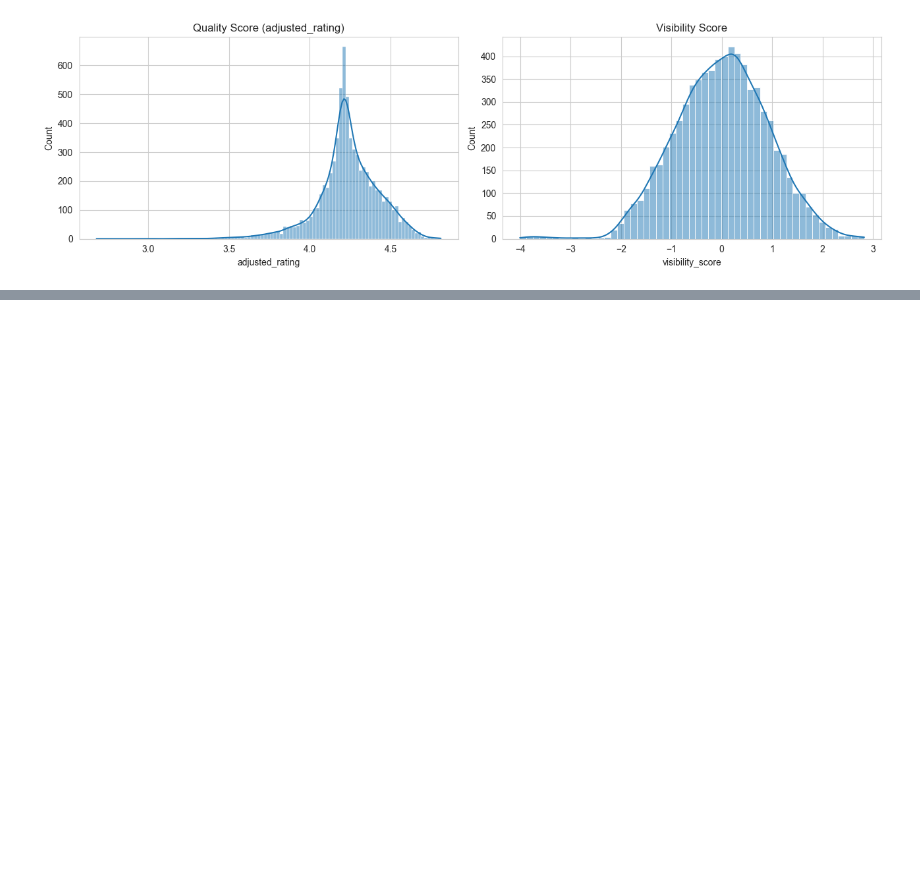
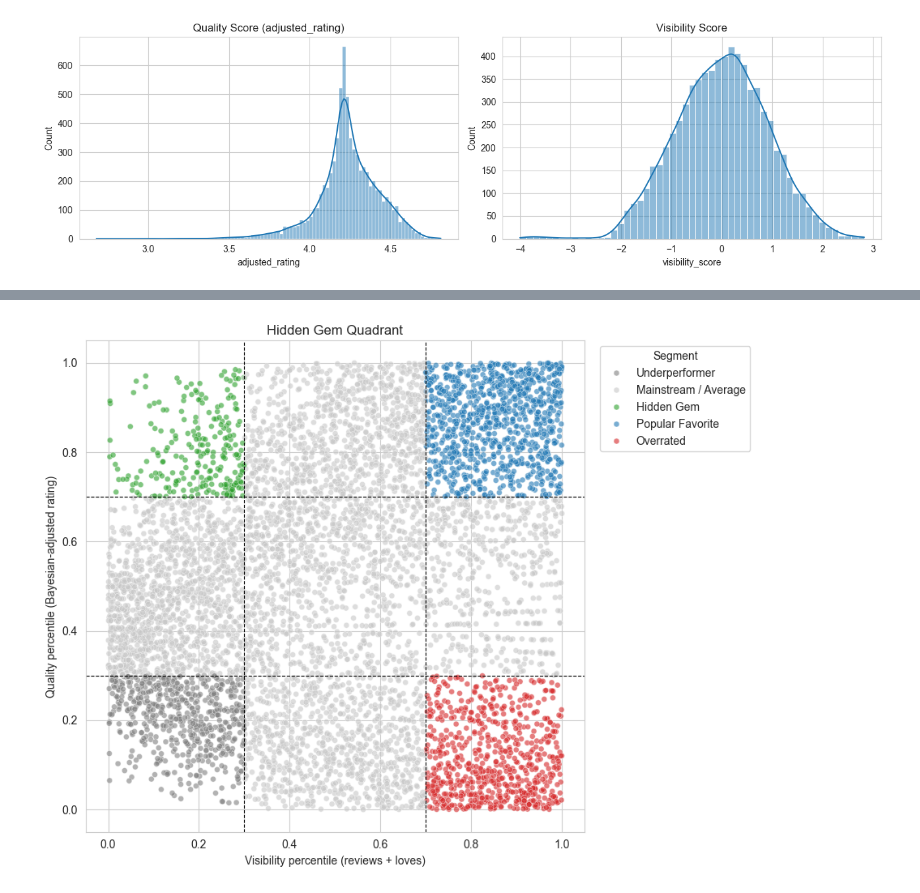
Before and after one commit to imgabrielas/Sephora, a Jupyter notebook: 05_hidden_gems_analysis.ipynb, the cells around one changed output, grey strips where cells are left out. Cells and saved outputs as stored; diff of their text form; code cells hidden in the pictures; blank space fills up the shorter version.

```diff
--- a/05_hidden_gems_analysis.ipynb
+++ b/05_hidden_gems_analysis.ipynb
@@ -127,0 +184,25 @@ plt.show()
+# %%
+plt.figure(figsize=(9, 7))
+palette = {
+    "Hidden Gem": "#2ca02c",
+    "Overrated": "#d62728",
+    "Popular Favorite": "#1f77b4",
+    "Underperformer": "#7f7f7f",
+    "Mainstream / Average": "#c7c7c7",
+}
+sns.scatterplot(
+    data=eligible, x="visibility_pct", y="quality_pct",
+    hue="gem_segment", palette=palette, alpha=0.6, s=25
+)
+plt.axvline(0.30, color="black", linestyle="--", linewidth=0.8)
+plt.axvline(0.70, color="black", linestyle="--", linewidth=0.8)
+plt.axhline(0.30, color="black", linestyle="--", linewidth=0.8)
+plt.axhline(0.70, color="black", linestyle="--", linewidth=0.8)
+plt.xlabel("Visibility percentile (reviews + loves)")
+plt.ylabel("Quality percentile (Bayesian-adjusted rating)")
+plt.title("Hidden Gem Quadrant")
+plt.legend(title="Segment", bbox_to_anchor=(1.02, 1), loc="upper left")
+plt.tight_layout()
+plt.show()
+# %% [output]
+[figure, added]
```
Also changed, not shown: parts of 4 cells of this notebook.
